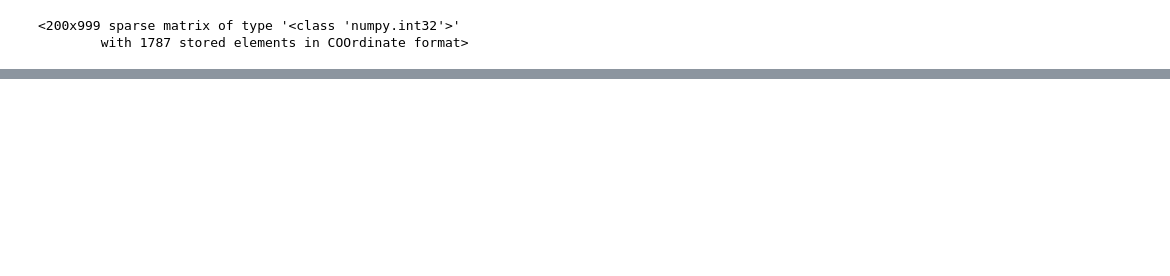
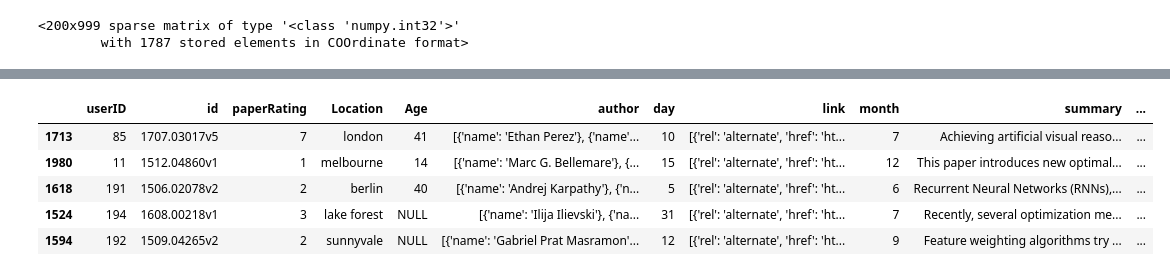
Before and after one commit to Veys101/Paper-Recommendation-Application, a Jupyter notebook: Hybrid-System/Hybrid_Method_v1.0.ipynb, the cells around one changed output, grey strips where cells are left out. Saved outputs shown, nothing was run; the diff lists cells and outputs as text; code cells hidden in the pictures; blank space fills up the shorter version.

```diff
--- a/Hybrid-System/Hybrid_Method_v1.0.ipynb
+++ b/Hybrid-System/Hybrid_Method_v1.0.ipynb
@@ -117,3 +122,12 @@ pred_df.head()
+# %%
+recommend_df
+# %% [output]
+|  | userID | id | paperRating | Location | Age | author | day | link | month | summary | ... |
+| 1713 | 85 | 1707.03017v5 | 7 | london | 41 | [{'name': 'Ethan Perez'}, {'name'... | 10 | [{'rel': 'alternate', 'href': 'ht... | 7 | Achieving artificial visual reaso... | ... |
+| 1980 | 11 | 1512.04860v1 | 1 | melbourne | 14 | [{'name': 'Marc G. Bellemare'}, {... | 15 | [{'rel': 'alternate', 'href': 'ht... | 12 | This paper introduces new optimal... | ... |
+| 1618 | 191 | 1506.02078v2 | 2 | berlin | 40 | [{'name': 'Andrej Karpathy'}, {'n... | 5 | [{'rel': 'alternate', 'href': 'ht... | 6 | Recurrent Neural Networks (RNNs),... | ... |
+| 1524 | 194 | 1608.00218v1 | 3 | lake forest | NULL | [{'name': 'Ilija Ilievski'}, {'na... | 31 | [{'rel': 'alternate', 'href': 'ht... | 7 | Recently, several optimization me... | ... |
+| 1594 | 192 | 1509.04265v2 | 2 | sunnyvale | NULL | [{'name': 'Gabriel Prat Masramon'... | 12 | [{'rel': 'alternate', 'href': 'ht... | 9 | Feature weighting algorithms try ... | ... |
 # %%
 # checking what user 1 has rated previously
 merge_df[merge_df.userID == 1].head(10)
```
Also changed, not shown: parts of 8 cells of this notebook.
